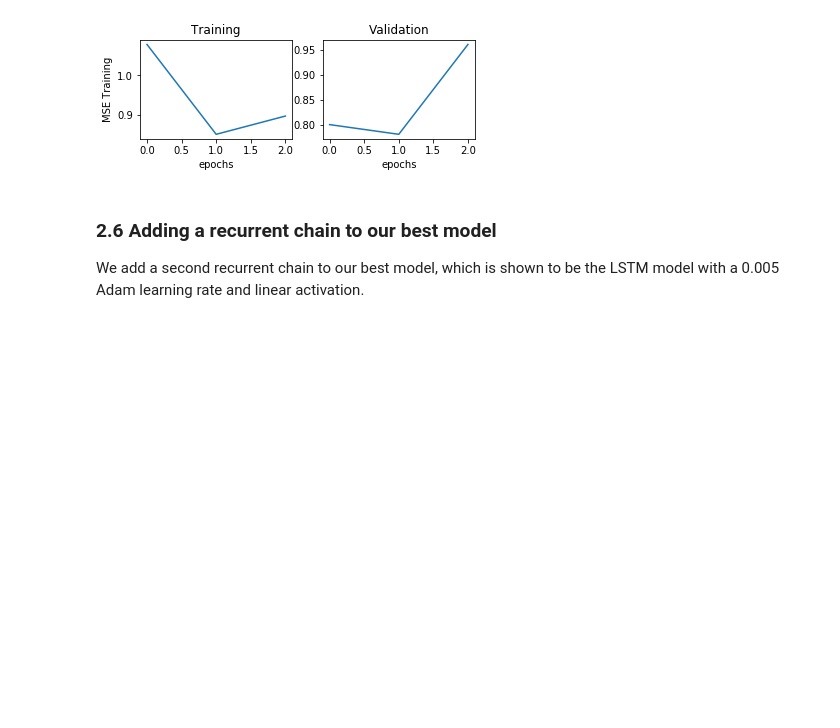
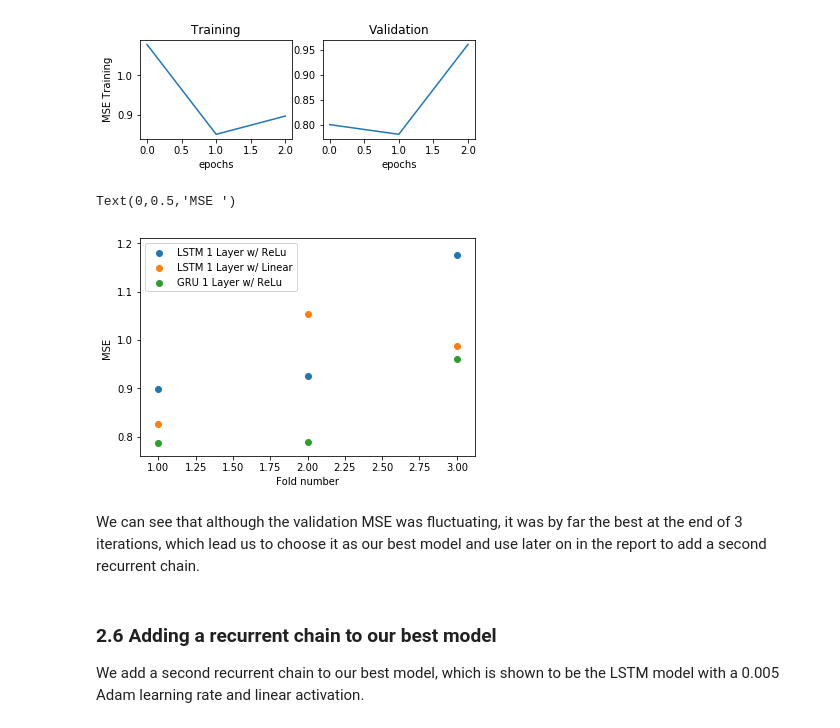
Before and after one commit to popov95s/CSE5324-Labs, a Jupyter notebook: lab-seven/RNN-Copy2.ipynb, the cells around one changed output. Saved outputs shown, nothing was run; the diff lists cells and outputs as text; code cells hidden in the pictures; blank space fills up the shorter version.

Commit message:
Added a graph on why we chose GRU over LSTM

```diff
--- a/lab-seven/RNN-Copy2.ipynb
+++ b/lab-seven/RNN-Copy2.ipynb
@@ -545,6 +545,18 @@ Visualization for fold  2 :
 [figure]
 Visualization for fold  3 :
 [figure]
+# %%
+plt.scatter([x for x in range(1,4)], mse1, label='LSTM 1 Layer w/ ReLu')
+plt.scatter([x for x in range(1,4)], mse_lstm2, label='LSTM 1 Layer w/ Linear')
+plt.scatter([x for x in range(1,4)], mse_gru,label='GRU 1 Layer w/ ReLu')
+plt.legend()
+plt.xlabel('Fold number')
+plt.ylabel('MSE ')
+# %% [output]
+Text(0,0.5,'MSE ')
+[figure, added]
+# %% [markdown]
+We can see that although the validation MSE was fluctuating, it was by far the best at the end of 3 iterations, which lead us to choose it as our best model and use later on in the report to add a second recurrent chain.
 # %% [markdown]
 ### 2.6 Adding a recurrent chain to our best model
 We add a second recurrent chain to our best model, which is shown to be the LSTM model with a 0.005 Adam learning rate and linear activation.
```
